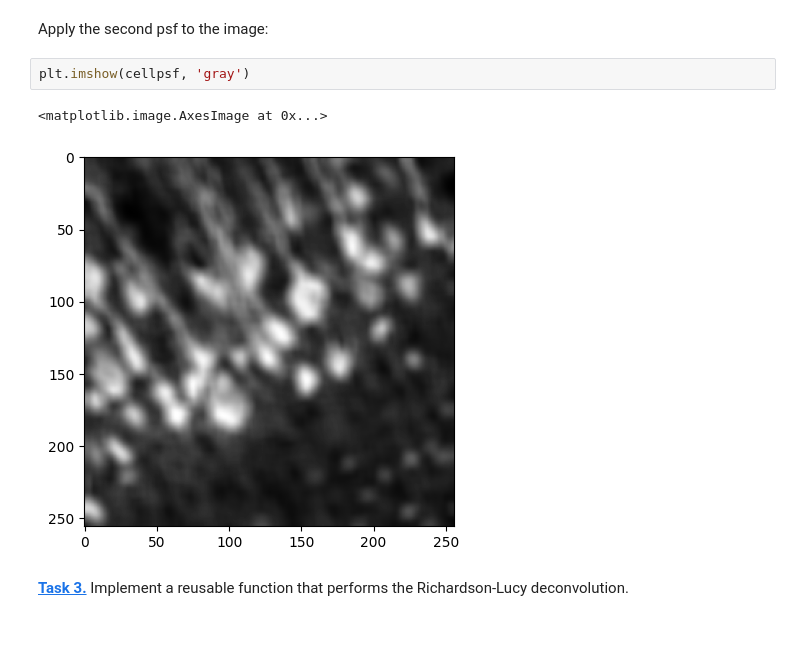
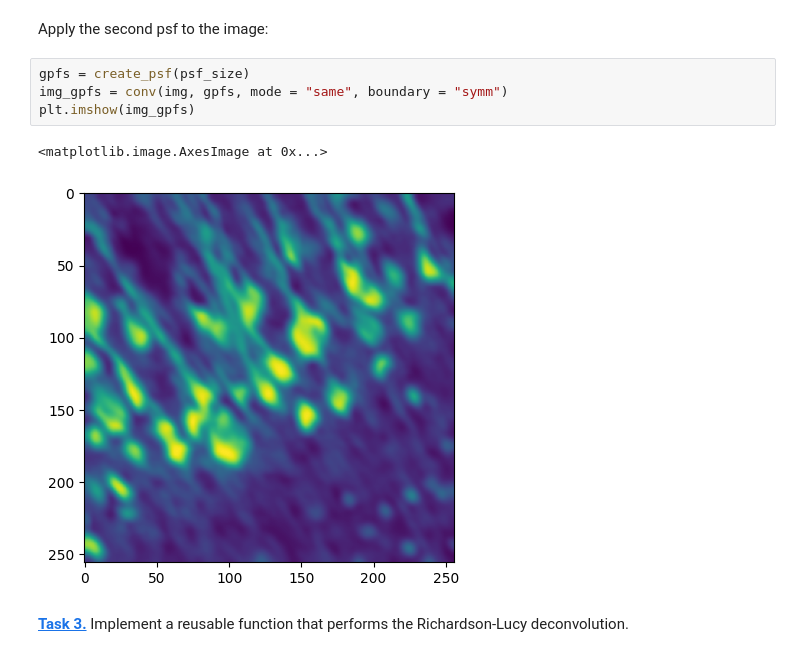
Before and after one commit to AB22-too/mobi-fs5-python, a Jupyter notebook: deconvolution.ipynb, the cells around one changed output. Saved outputs shown, nothing was run; the diff lists cells and outputs as text.

```diff
--- a/deconvolution.ipynb
+++ b/deconvolution.ipynb
@@ -46,11 +46,13 @@ plt.imshow(create_psf(psf_size), 'gray')
 [figure]
 # %% [markdown]
 Apply the second psf to the image:
-# %%
-plt.imshow(cellpsf, 'gray')
-# %% [output]
-<matplotlib.image.AxesImage at 0x...>
-[figure, removed]
+# %%
+gpfs = create_psf(psf_size)
+img_gpfs = conv(img, gpfs, mode = "same", boundary = "symm")
+plt.imshow(img_gpfs)
+# %% [output]
+<matplotlib.image.AxesImage at 0x...>
+[figure, added]
 # %% [markdown]
 **[Task 3.]()** Implement a reusable function that performs the Richardson-Lucy deconvolution.
 # %%
```
Also changed, not shown: parts of 6 cells of this notebook.
